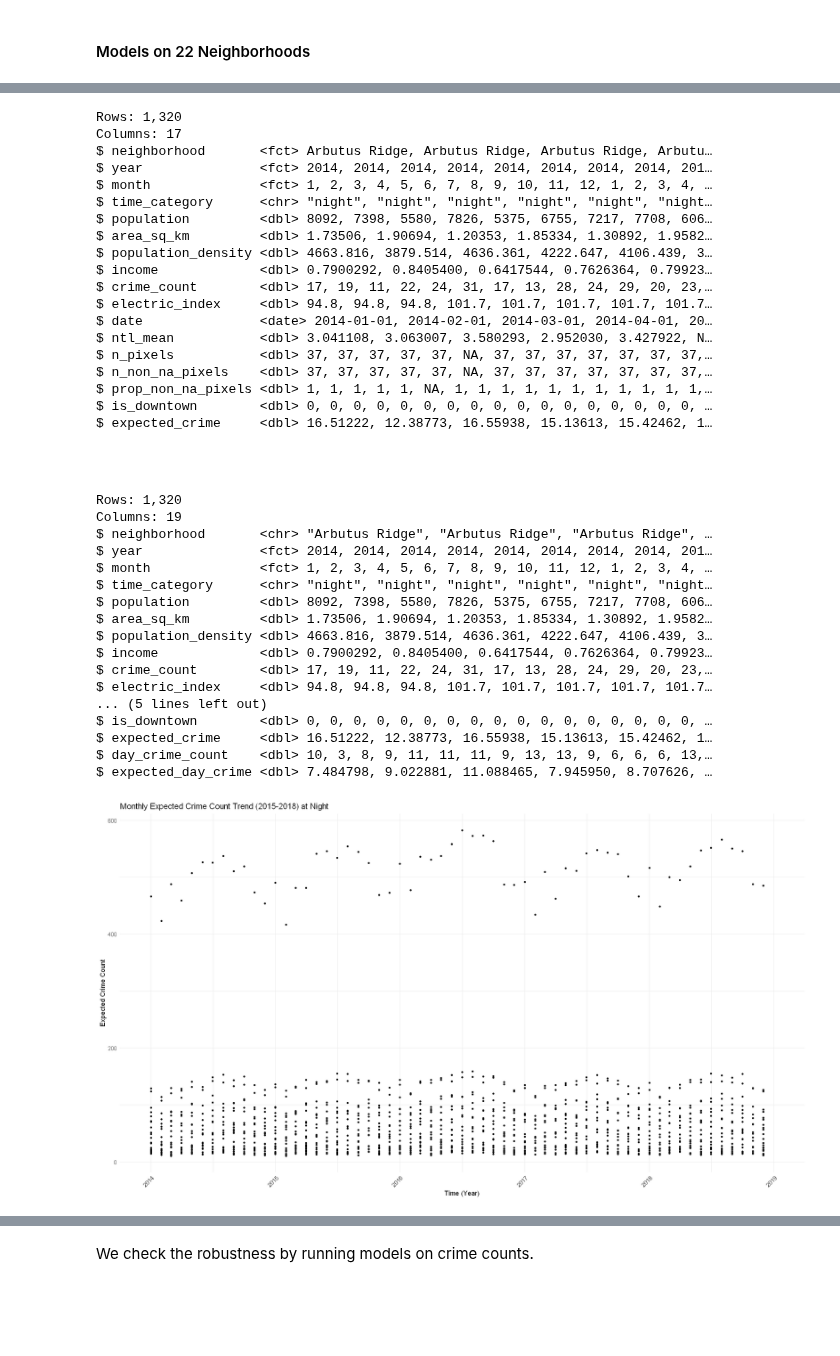
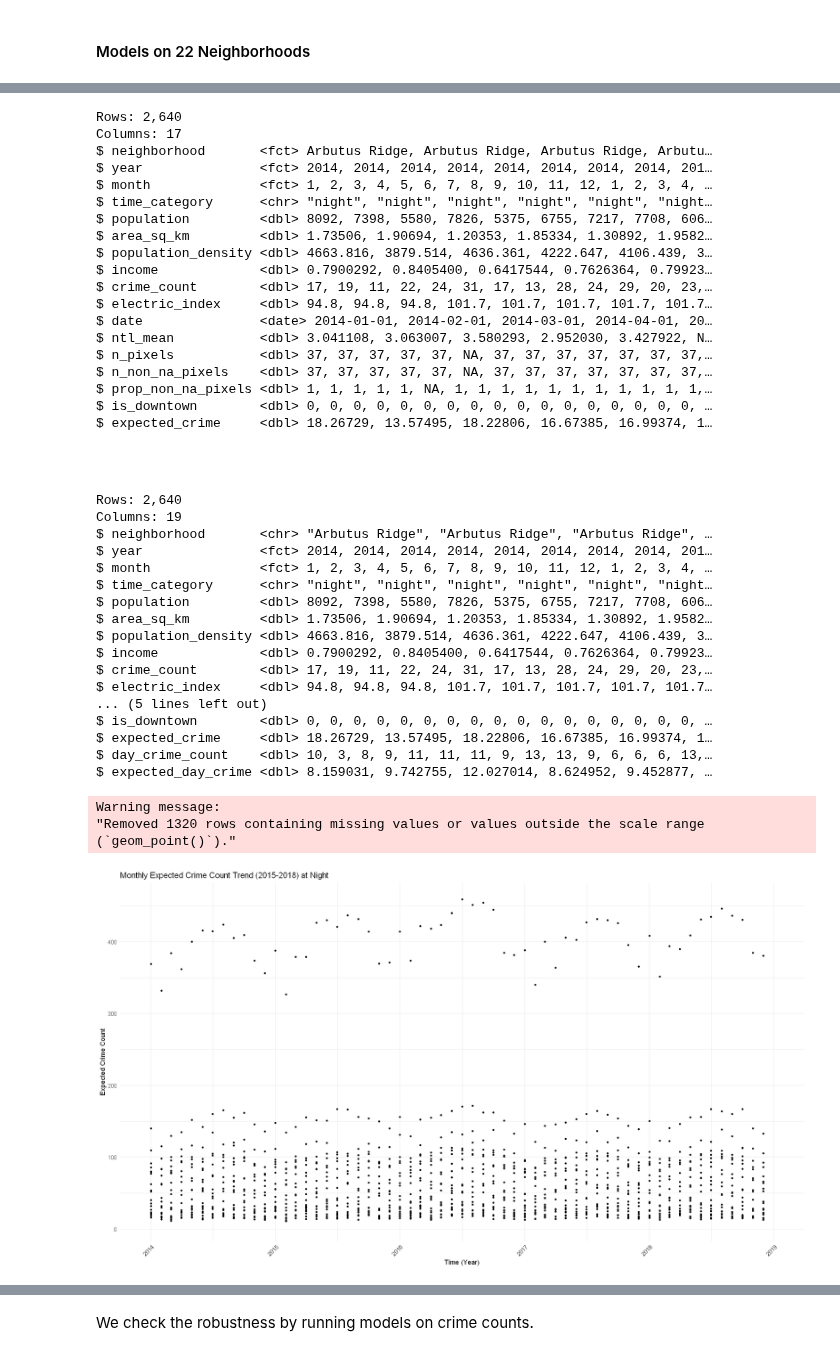
Before and after one commit to Irene-Berezin/econ_398_project, a Jupyter notebook: project_workbook.ipynb, the cells around one changed output, grey strips where cells are left out. Cells and saved outputs as stored; diff of their text form; code cells hidden in the pictures; blank space fills up the shorter version.

```diff
--- a/project_workbook.ipynb
+++ b/project_workbook.ipynb
@@ -981,5 +1048,5 @@ F-statistic: 199.186 on 13 and 29387 DF, p-value: < 2.22e-16
 # %% [markdown]
 #### Models on 22 Neighborhoods
 # %%
-neighborhood2016_panel <- read_csv("neighborhood2016_panel.csv")
+neighborhood2016_2021_panel <- read_csv("neighborhood2016_2021_panel.csv")
 # %% [output]
@@ -993,9 +1060,8 @@ date  (1): date
 ℹ Use `spec()` to retrieve the full column specification for this data.
 ℹ Specify the column types or set `show_col_types = FALSE` to quiet this message.
 # %%
-neighborhood2016_panel_night <- neighborhood2016_panel|>
+neighborhood2016_2021_panel_night <- neighborhood2016_2021_panel|>
     filter(time_category == "night")|>
-    filter(year %in% c(2014, 2015, 2016, 2017, 2018))|>
     mutate(neighborhood = as.factor(neighborhood))|>
     mutate(month = factor(month, levels = c("6", setdiff(sort(unique(as.character(month))), "6"))))|>
     mutate(year = as.factor(year))|>
@@ -1003,7 +1069,7 @@ neighborhood2016_panel_night <- neighborhood2016_panel|>
     filter(!is.na(income))|>
     glimpse()
 # %% [output]
-Rows: 1,320
+Rows: 2,640
 Columns: 17
 $ neighborhood       <fct> Arbutus Ridge, Arbutus Ridge, Arbutus Ridge, Arbutu…
 $ year               <fct> 2014, 2014, 2014, 2014, 2014, 2014, 2014, 2014, 201…
@@ -1021,24 +1087,24 @@ $ n_pixels           <dbl> 37, 37, 37, 37, 37, NA, 37, 37, 37, 37, 37, 37, 37,
 $ n_non_na_pixels    <dbl> 37, 37, 37, 37, 37, NA, 37, 37, 37, 37, 37, 37, 37,…
 $ prop_non_na_pixels <dbl> 1, 1, 1, 1, 1, NA, 1, 1, 1, 1, 1, 1, 1, 1, 1, 1, 1,…
 $ is_downtown        <dbl> 0, 0, 0, 0, 0, 0, 0, 0, 0, 0, 0, 0, 0, 0, 0, 0, 0, …
-$ expected_crime     <dbl> 16.51222, 12.38773, 16.55938, 15.13613, 15.42462, 1…
+$ expected_crime     <dbl> 18.26729, 13.57495, 18.22806, 16.67385, 16.99374, 1…
 # %% [markdown]
 ###
 # %%
 # Adding day crime as a control
-neighborhood2016_panel_day <- neighborhood2016_panel|>
+neighborhood2016_2021_panel_day <- neighborhood2016_2021_panel|>
     filter(time_category == "day")|>
     filter(year %in% c(2014, 2015, 2016, 2017, 2018))|>
     mutate(day_crime_count = crime_count, expected_day_crime = expected_crime)|>
     dplyr::select(neighborhood, date, day_crime_count, expected_day_crime)
 
-neighborhood2016_panel_night <- neighborhood2016_panel_night|>
-    left_join(neighborhood2016_panel_day, by = c("date", "neighborhood"))|>
+neighborhood2016_2021_panel_night <- neighborhood2016_2021_panel_night|>
+    left_join(neighborhood2016_2021_panel_day, by = c("date", "neighborhood"))|>
     mutate(day_crime_count = ifelse(is.na(day_crime_count), 0, day_crime_count))|>
     mutate(expected_day_crime = ifelse(is.na(expected_day_crime), 0, expected_day_crime))|>
     glimpse()
 # %% [output]
-Rows: 1,320
+Rows: 2,640
 Columns: 19
 $ neighborhood       <chr> "Arbutus Ridge", "Arbutus Ridge", "Arbutus Ridge", …
 $ year               <fct> 2014, 2014, 2014, 2014, 2014, 2014, 2014, 2014, 201…
@@ -1052,17 +1118,20 @@ $ crime_count        <dbl> 17, 19, 11, 22, 24, 31, 17, 13, 28, 24, 29, 20, 23,
 $ electric_index     <dbl> 94.8, 94.8, 94.8, 101.7, 101.7, 101.7, 101.7, 101.7…
 ... (5 lines left out)
 $ is_downtown        <dbl> 0, 0, 0, 0, 0, 0, 0, 0, 0, 0, 0, 0, 0, 0, 0, 0, 0, …
-$ expected_crime     <dbl> 16.51222, 12.38773, 16.55938, 15.13613, 15.42462, 1…
+$ expected_crime     <dbl> 18.26729, 13.57495, 18.22806, 16.67385, 16.99374, 1…
 $ day_crime_count    <dbl> 10, 3, 8, 9, 11, 11, 11, 9, 13, 13, 9, 6, 6, 6, 13,…
-$ expected_day_crime <dbl> 7.484798, 9.022881, 11.088465, 7.945950, 8.707626, …
+$ expected_day_crime <dbl> 8.159031, 9.742755, 12.027014, 8.624952, 9.452877, …
 # %%
-ggplot(neighborhood2016_panel_night, aes(x = date, y = expected_crime)) +
+ggplot(neighborhood2016_2021_panel_night, aes(x = date, y = expected_crime)) +
   geom_point(size = 1) +
   scale_x_date(date_breaks = "1 year", date_labels = "%Y", limits = as.Date(c("2014-01-01", "2018-12-31"))) +
   labs(x = "Time (Year)", y = "Expected Crime Count",
        title = "Monthly Expected Crime Count Trend (2015-2018) at Night") +
   theme_minimal() +
   theme(axis.text.x = element_text(angle = 45, vjust = 1, hjust = 1))
 # %% [output]
+Warning message:
+"Removed 1320 rows containing missing values or values outside the scale range
+(`geom_point()`)."
-[figure, old version]
+[figure, new version]
 # %%
```
Also changed, not shown: parts of 49 cells of this notebook, 3 other files.
